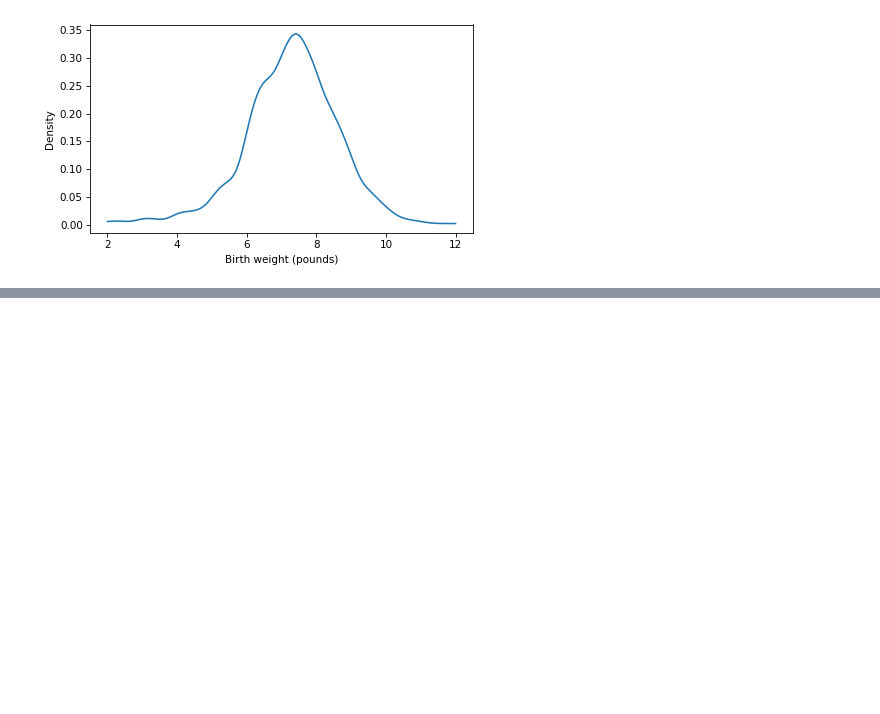
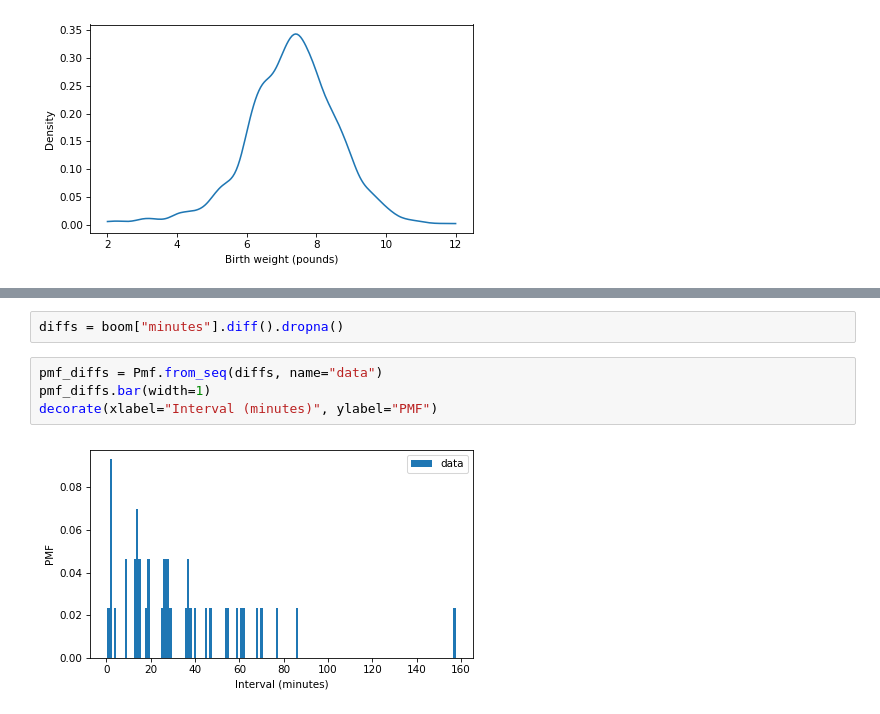
Before and after one commit to lochnes-007/EDA, a Jupyter notebook: nsfg.ipynb, the cells around one changed output, grey strips where cells are left out. Cells and saved outputs as stored; diff of their text form; blank space fills up the shorter version.

```diff
--- a/nsfg.ipynb
+++ b/nsfg.ipynb
@@ -1452,0 +1458,8 @@ FileNotFoundError: [Errno 2] No such file or directory: 'babyboom.dat'
+# %%
+diffs = boom["minutes"].diff().dropna()
+# %%
+pmf_diffs = Pmf.from_seq(diffs, name="data")
+pmf_diffs.bar(width=1)
+decorate(xlabel="Interval (minutes)", ylabel="PMF")
+# %% [output]
+[figure, added]
```
Also changed, not shown: parts of 28 cells of this notebook.
